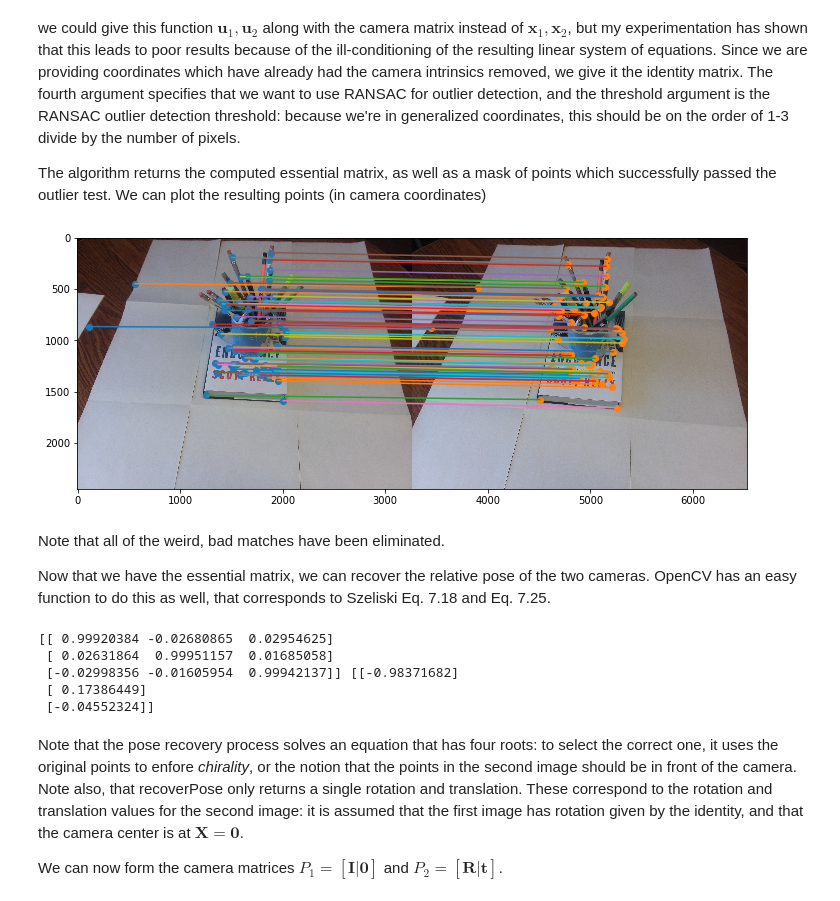
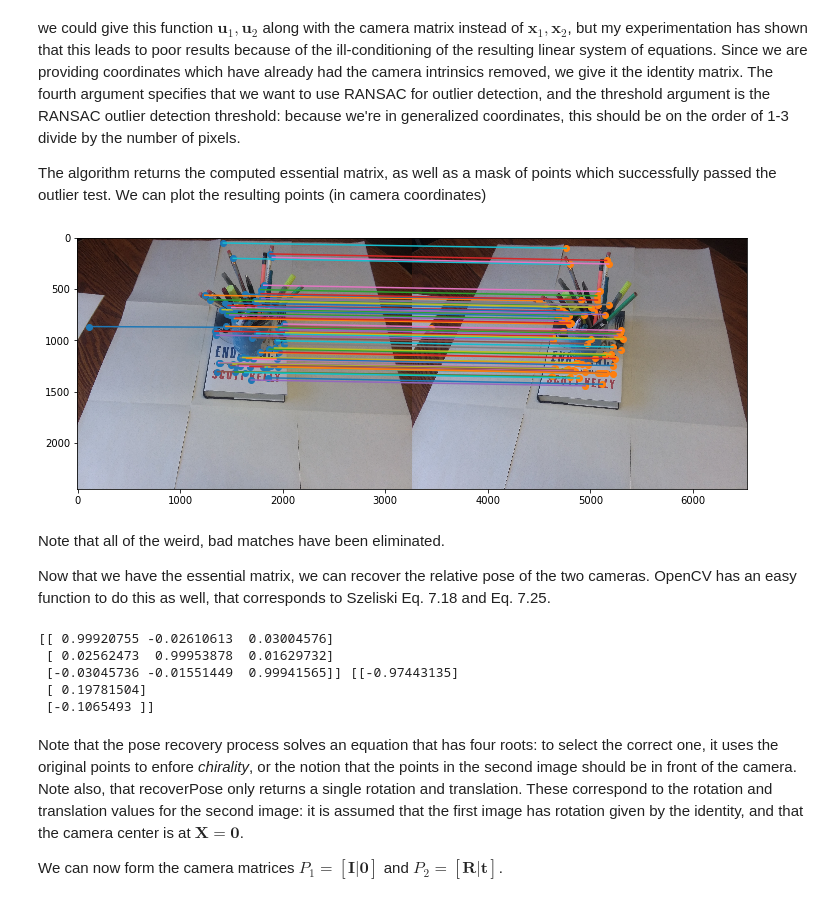
Before and after one commit to Nohbody/190311_essential_matrices_and_motion_reconstruction, a Jupyter notebook: essential_matrices.ipynb, the cells around one changed output. Drawn from its saved outputs; the diff is of its cells as text; code cells hidden in the pictures.

```diff
--- a/essential_matrices.ipynb
+++ b/essential_matrices.ipynb
@@ -91,7 +91,7 @@ $$
 $\mathbf{K}$ is easily invertible, so we have that
 # %%
 h,w,d = I_1.shape
-exif = piexif.load('I_1.jpg')
+exif = piexif.load('pens_1.jpg')
 f = exif['Exif'][piexif.ExifIFD.FocalLengthIn35mmFilm]/36*w
 cu = w//2
 cv = h//2
@@ -156,16 +156,16 @@ The algorithm returns the computed essential matrix, as well as a mask of points
 # %%
 skip = 10
 fig = plt.figure(figsize=(12,12))
-I_new = np.zeros((h,2*w,3)).astype(int)
+I_new = np.zeros((h,2*w,3), dtype=np.uint8)
 I_new[:,:w,:] = I_1
 I_new[:,w:,:] = I_2
 plt.imshow(I_new)
 plt.scatter(u1[inliers,0][::skip],u1[inliers,1][::skip])
 plt.scatter(u2[inliers,0][::skip]+w,u2[inliers,1][::skip])
 [plt.plot([u1[0],u2[0]+w],[u1[1],u2[1]]) for u1,u2 in zip(u1[inliers][::skip],u2[inliers][::skip])]
 plt.show()
 # %% [output]
-[figure, old version]
+[figure, new version]
 # %% [markdown]
 Note that all of the weird, bad matches have been eliminated.
 
@@ -174,11 +174,11 @@ Now that we have the essential matrix, we can recover the relative pose of the t
 n_in,R,t,_ = cv2.recoverPose(E,x1[inliers,:2],x2[inliers,:2])
 print(R,t)
 # %% [output]
-[[ 0.99920384 -0.02680865  0.02954625]
- [ 0.02631864  0.99951157  0.01685058]
- [-0.02998356 -0.01605954  0.99942137]] [[-0.98371682]
- [ 0.17386449]
- [-0.04552324]]
+[[ 0.99920755 -0.02610613  0.03004576]
+ [ 0.02562473  0.99953878  0.01629732]
+ [-0.03045736 -0.01551449  0.99941565]] [[-0.97443135]
+ [ 0.19781504]
+ [-0.1065493 ]]
 # %% [markdown]
 Note that the pose recovery process solves an equation that has four roots: to select the correct one, it uses the original points to enfore *chirality*, or the notion that the points in the second image should be in front of the camera.  Note also, that recoverPose only returns a single rotation and translation.  These correspond to the rotation and translation values for the second image: it is assumed that the first image has rotation given by the identity, and that the camera center is at $\mathbf{X} = \mathbf{0}$.
 
```
Also changed, not shown: parts of 9 cells of this notebook.
